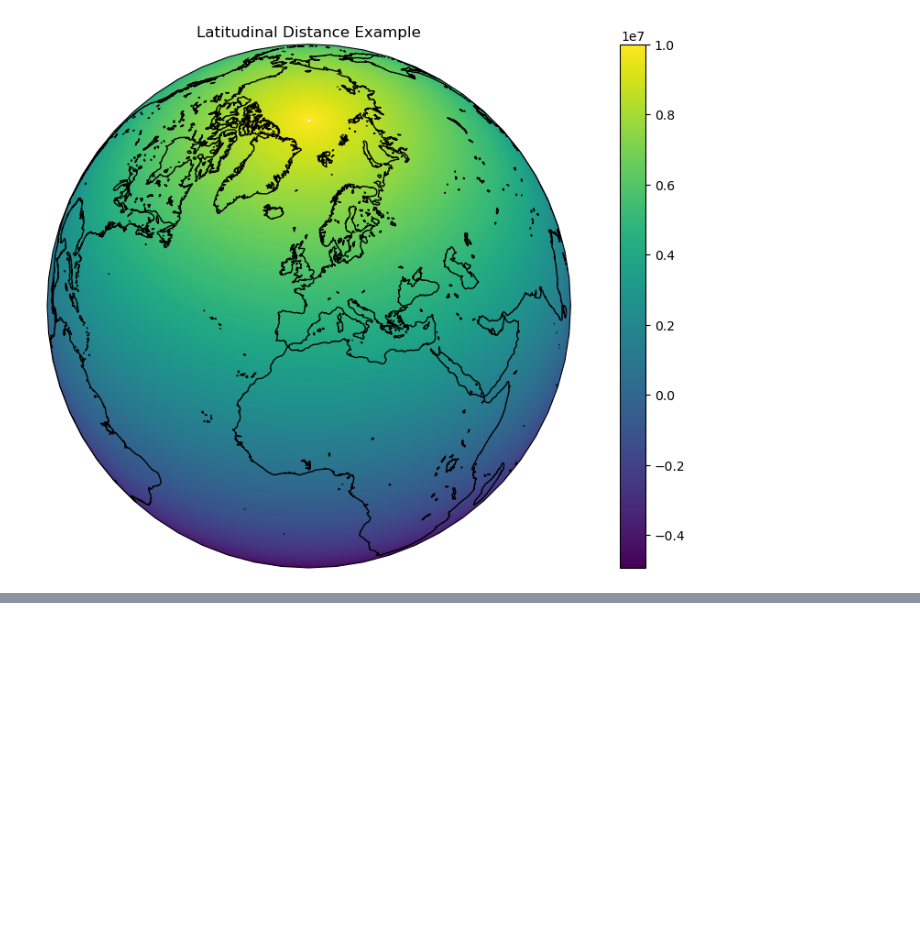
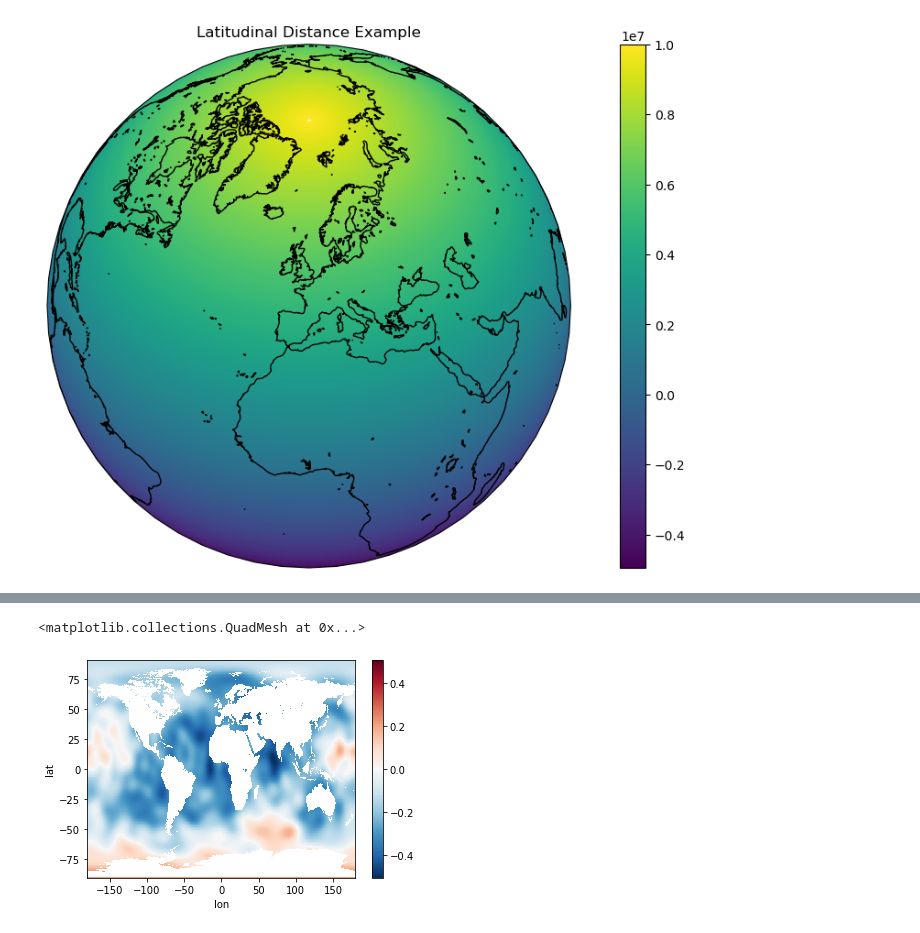
Before and after one commit to jukent/geocat-scratch, a Jupyter notebook: akootz/Gradient WGS84.ipynb, the cells around one changed output, grey strips where cells are left out. Drawn from its saved outputs; the diff is of its cells as text; code cells hidden in the pictures; blank space fills up the shorter version.

```diff
--- a/akootz/Gradient WGS84.ipynb
+++ b/akootz/Gradient WGS84.ipynb
@@ -431,0 +375,5 @@ p22 = [arc_lat_wgs84(20),arc_lon_wgs84(20,20),rad_lat_wgs84(20)]
+# %%
+sphere_noise_water.plot()
+# %% [output]
+<matplotlib.collections.QuadMesh at 0x...>
+[figure, added]
```
Also changed, not shown: parts of 23 cells of this notebook.
